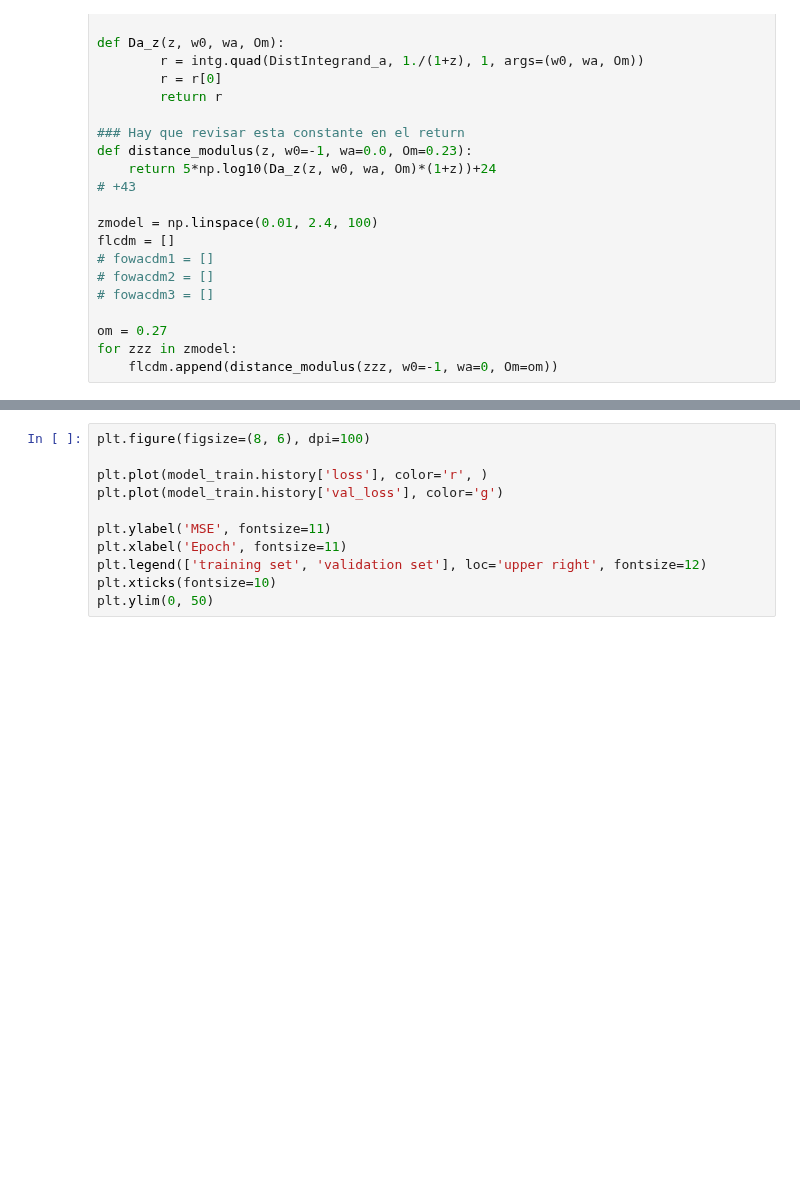
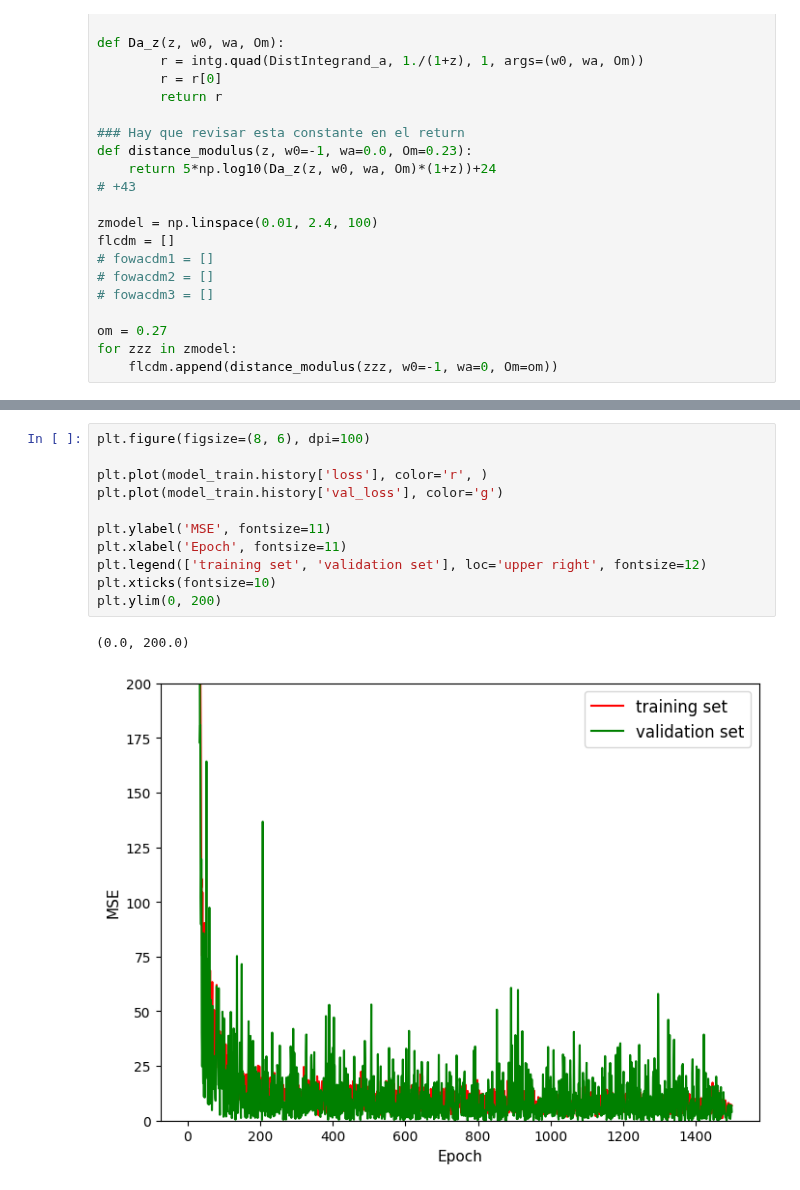
Before and after one commit to igomezv/LSST_DE_neural_reconstruction, a Jupyter notebook: First_neural_model.ipynb, the cells around one changed output, grey strips where cells are left out. Drawn from its saved outputs; the diff is of its cells as text; blank space fills up the shorter version.

```diff
--- a/First_neural_model.ipynb
+++ b/First_neural_model.ipynb
@@ -263,11 +288,14 @@ plt.tight_layout()
 # %%
 plt.figure(figsize=(8, 6), dpi=100)
 
 plt.plot(model_train.history['loss'], color='r', )
 plt.plot(model_train.history['val_loss'], color='g')
 
 plt.ylabel('MSE', fontsize=11)
 plt.xlabel('Epoch', fontsize=11)
 plt.legend(['training set', 'validation set'], loc='upper right', fontsize=12)
 plt.xticks(fontsize=10)
-plt.ylim(0, 50)
+plt.ylim(0, 200)
+# %% [output]
+(0.0, 200.0)
+[figure, added]
```
Also changed, not shown: parts of 9 cells of this notebook.
